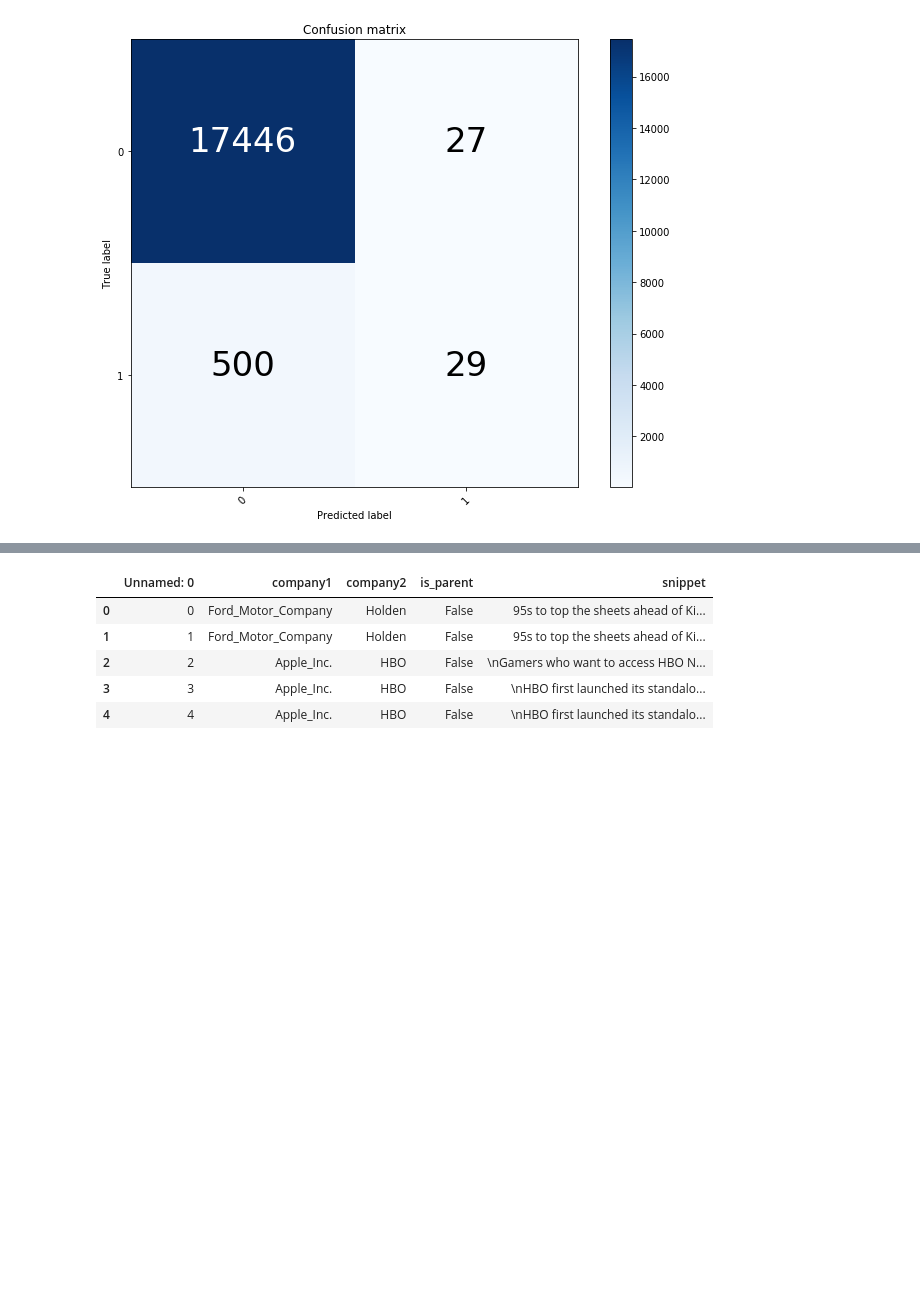
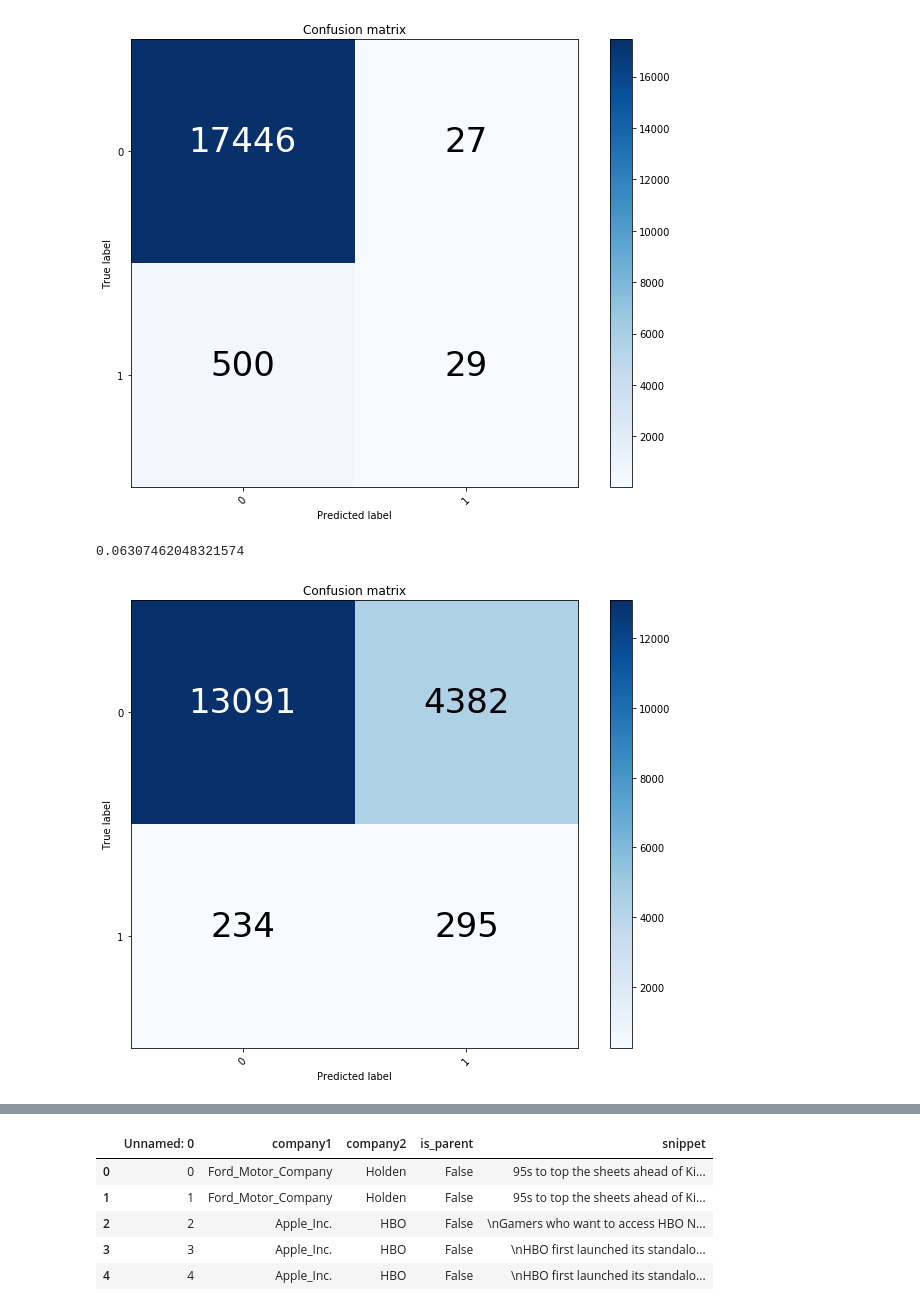
Before and after one commit to radpet/team_a, a Jupyter notebook: Radi/TestScore.ipynb, the cells around one changed output, grey strips where cells are left out. Saved outputs shown, nothing was run; the diff lists cells and outputs as text; code cells hidden in the pictures; blank space fills up the shorter version.

```diff
--- a/Radi/TestScore.ipynb
+++ b/Radi/TestScore.ipynb
@@ -231,0 +237,8 @@ plot_confusion_matrix(test_golden["relation.1"], lstm_result["all"], classes=[0,
+# %%
+lstm_788f1 = pd.read_csv("./onto-test/bi_lstm_pretrained_788f1.csv")
+lstm_788f1["bin"] = np.round(lstm_788f1["is_parent"])
+print(precision_score(test_golden["relation.1"], lstm_788f1["bin"]))
+plot_confusion_matrix(test_golden["relation.1"], lstm_788f1["bin"], classes=[0,1])
+# %% [output]
+0.06307462048321574
+[figure, added]
```
Also changed, not shown: parts of 10 cells of this notebook, 6 other files.
